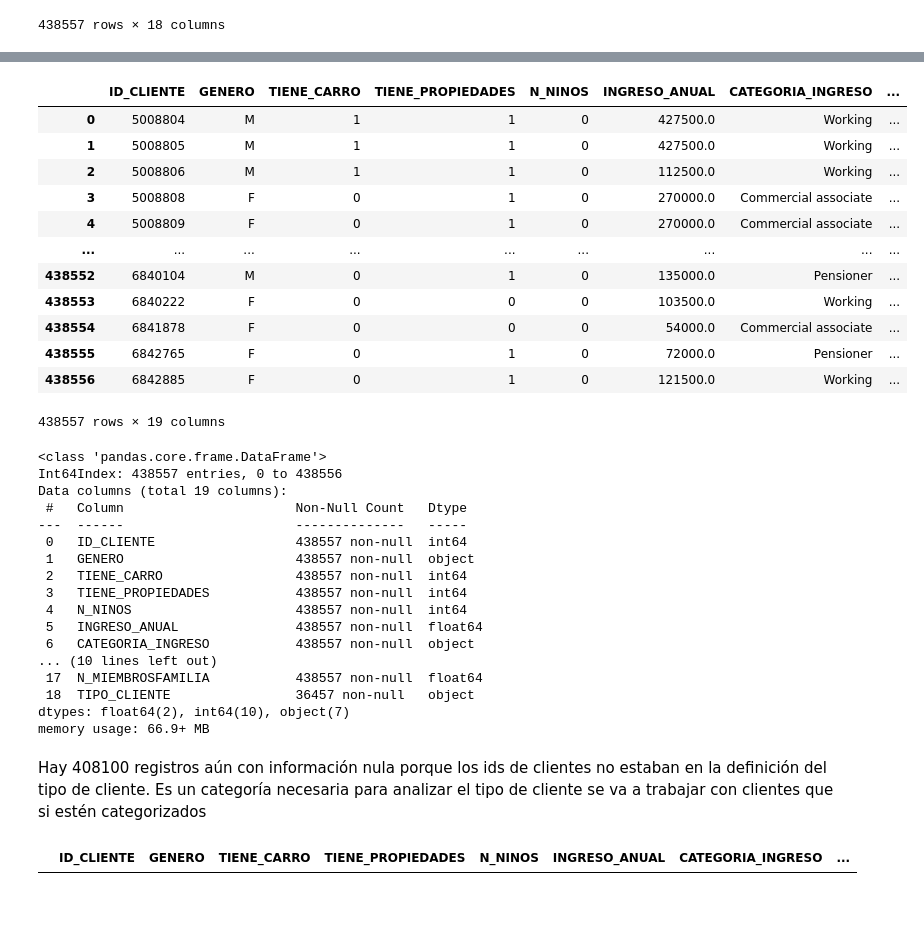
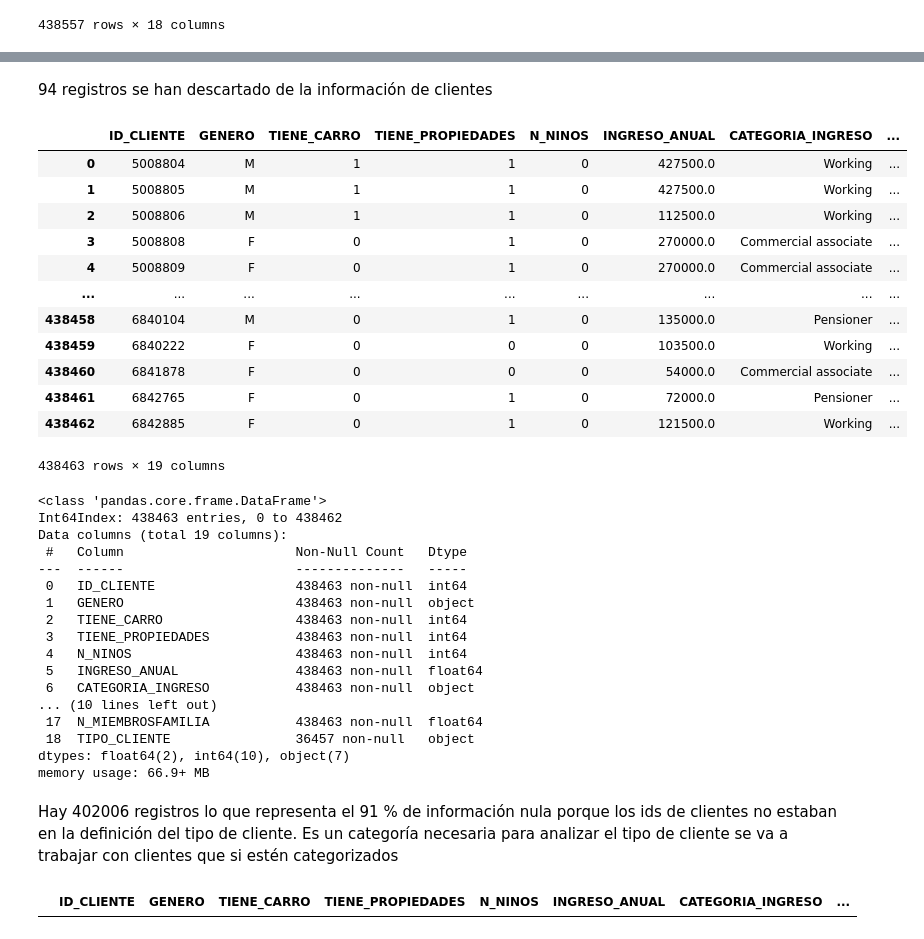
Before and after one commit to ajalca/cbe_customer_classification, a Jupyter notebook: VISA - Grupo 5.ipynb, the cells around one changed output, grey strips where cells are left out. Saved outputs shown, nothing was run; the diff lists cells and outputs as text; code cells hidden in the pictures; blank space fills up the shorter version.

Commit message:
Completa la definicion del join
Se ha actualizado el criterio del join y se ha iniciado data quality

```diff
--- a/VISA - Grupo 5.ipynb
+++ b/VISA - Grupo 5.ipynb
@@ -262,0 +240,3 @@ dtype: int64
+# %%
+id_informacion_df = informacion_df["ID_CLIENTE"].value_counts()
+id_informacion_df
@@ -262,0 +288,4 @@ dtype: int64
+# %%
+#Obteniedo los id con información única
+filtered_informacion_df = id_informacion_df[id_informacion_df == 1].index
+filtered_informacion_df
@@ -262,0 +299,4 @@ dtype: int64
+# %%
+#Filtrando los ids únicos
+unicos_informacion_df = informacion_df[informacion_df['ID_CLIENTE'].isin(filtered_informacion_df)]
+unicos_informacion_df
@@ -263,42 +317,45 @@ dtype: int64
+# %% [markdown]
+94 registros se han descartado de la información de clientes
 # %%
-unificado_df = informacion_df.merge(definicion_df, how="left", on="ID_CLIENTE")
+unificado_df = unicos_informacion_df.merge(definicion_df, how="left", on="ID_CLIENTE")
 unificado_df
 # %% [output]
 |  | ID_CLIENTE | GENERO | TIENE_CARRO | TIENE_PROPIEDADES | N_NINOS | INGRESO_ANUAL | CATEGORIA_INGRESO | ... |
 | 0 | 5008804 | M | 1 | 1 | 0 | 427500.0 | Working | ... |
 | 1 | 5008805 | M | 1 | 1 | 0 | 427500.0 | Working | ... |
 | 2 | 5008806 | M | 1 | 1 | 0 | 112500.0 | Working | ... |
 | 3 | 5008808 | F | 0 | 1 | 0 | 270000.0 | Commercial associate | ... |
 | 4 | 5008809 | F | 0 | 1 | 0 | 270000.0 | Commercial associate | ... |
 | ... | ... | ... | ... | ... | ... | ... | ... | ... |
-| 438552 | 6840104 | M | 0 | 1 | 0 | 135000.0 | Pensioner | ... |
-| 438553 | 6840222 | F | 0 | 0 | 0 | 103500.0 | Working | ... |
-| 438554 | 6841878 | F | 0 | 0 | 0 | 54000.0 | Commercial associate | ... |
-| 438555 | 6842765 | F | 0 | 1 | 0 | 72000.0 | Pensioner | ... |
-| 438556 | 6842885 | F | 0 | 1 | 0 | 121500.0 | Working | ... |
+| 438458 | 6840104 | M | 0 | 1 | 0 | 135000.0 | Pensioner | ... |
+| 438459 | 6840222 | F | 0 | 0 | 0 | 103500.0 | Working | ... |
+| 438460 | 6841878 | F | 0 | 0 | 0 | 54000.0 | Commercial associate | ... |
+| 438461 | 6842765 | F | 0 | 1 | 0 | 72000.0 | Pensioner | ... |
+| 438462 | 6842885 | F | 0 | 1 | 0 | 121500.0 | Working | ... |
-438557 rows × 19 columns
+438463 rows × 19 columns
 # %%
+#Analizando la información unificada
 unificado_df.info()
 # %% [output]
 <class 'pandas.core.frame.DataFrame'>
-Int64Index: 438557 entries, 0 to 438556
+Int64Index: 438463 entries, 0 to 438462
 Data columns (total 19 columns):
  #   Column                      Non-Null Count   Dtype
 ---  ------                      --------------   -----
- 0   ID_CLIENTE                  438557 non-null  int64
- 1   GENERO                      438557 non-null  object
- 2   TIENE_CARRO                 438557 non-null  int64
- 3   TIENE_PROPIEDADES           438557 non-null  int64
- 4   N_NINOS                     438557 non-null  int64
- 5   INGRESO_ANUAL               438557 non-null  float64
- 6   CATEGORIA_INGRESO           438557 non-null  object
+ 0   ID_CLIENTE                  438463 non-null  int64
+ 1   GENERO                      438463 non-null  object
+ 2   TIENE_CARRO                 438463 non-null  int64
+ 3   TIENE_PROPIEDADES           438463 non-null  int64
+ 4   N_NINOS                     438463 non-null  int64
+ 5   INGRESO_ANUAL               438463 non-null  float64
+ 6   CATEGORIA_INGRESO           438463 non-null  object
 ... (10 lines left out)
- 17  N_MIEMBROSFAMILIA           438557 non-null  float64
+ 17  N_MIEMBROSFAMILIA           438463 non-null  float64
  18  TIPO_CLIENTE                36457 non-null   object
 dtypes: float64(2), int64(10), object(7)
 memory usage: 66.9+ MB
 # %% [markdown]
-Hay 408100 registros aún con información nula porque los ids de clientes no estaban en la definición del tipo de cliente.
+Hay 402006 registros lo que representa el 91 % de información nula porque los ids de clientes no estaban en la definición del tipo de cliente.
 Es un categoría necesaria para analizar el tipo de cliente se va a trabajar con clientes que si estén categorizados
 # %%
 unificado_df[unificado_df.duplicated() == True]
```
Also changed, not shown: parts of 12 cells of this notebook, 1 other file.
